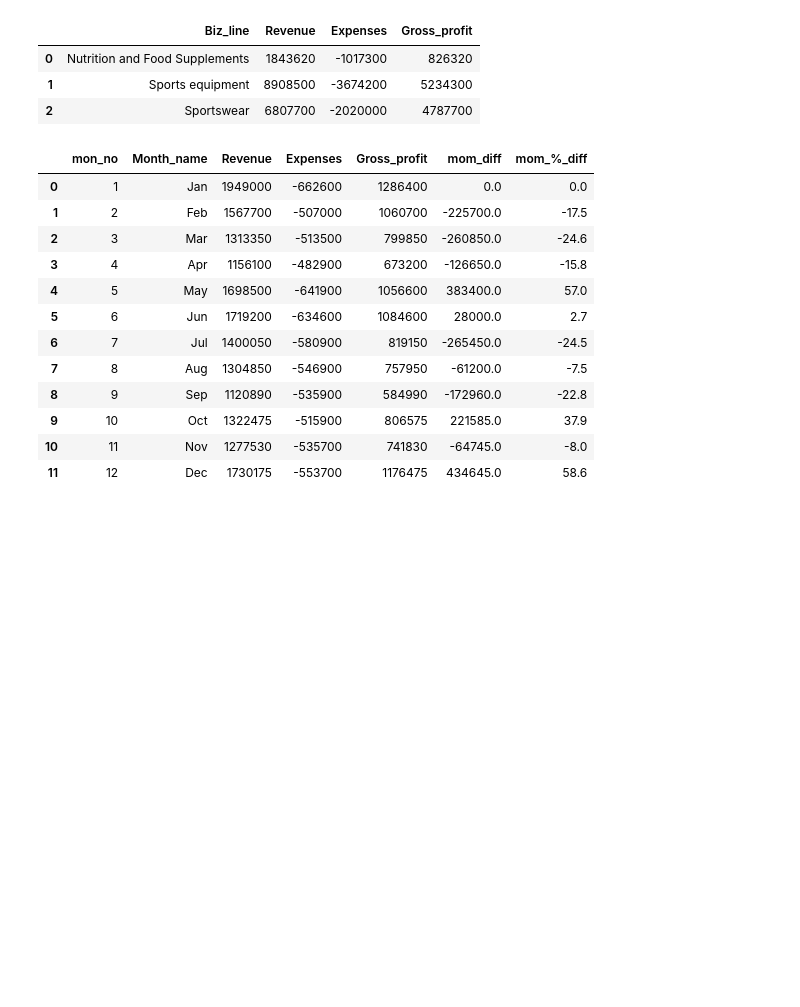
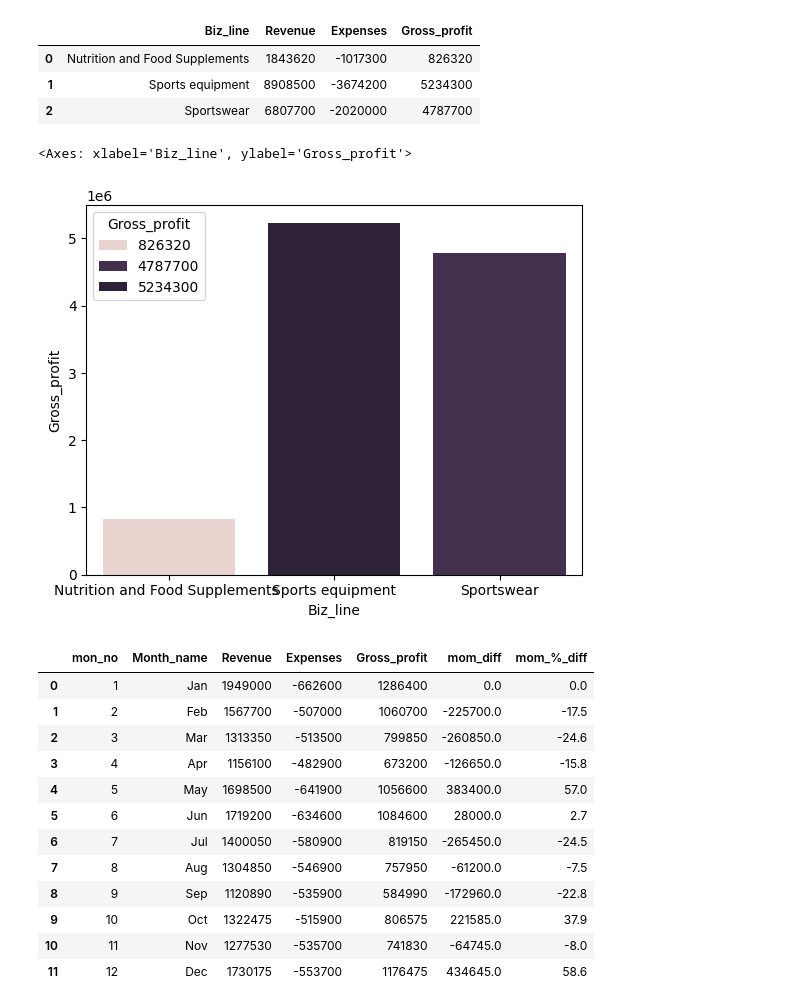
Before and after one commit to djibril968/Python_projects, a Jupyter notebook: Onyx_Financial_Analysis.ipynb, the cells around one changed output. Drawn from its saved outputs; the diff is of its cells as text; code cells hidden in the pictures; blank space fills up the shorter version.

```diff
--- a/Onyx_Financial_Analysis.ipynb
+++ b/Onyx_Financial_Analysis.ipynb
@@ -769,6 +769,11 @@ gross_profit
 | 0 | Nutrition and Food Supplements | 1843620 | -1017300 | 826320 |
 | 1 | Sports equipment | 8908500 | -3674200 | 5234300 |
 | 2 | Sportswear | 6807700 | -2020000 | 4787700 |
+# %%
+sns.barplot(x = 'Biz_line', y= 'Gross_profit', hue= 'Gross_profit',  data= gross_profit)
+# %% [output]
+<Axes: xlabel='Biz_line', ylabel='Gross_profit'>
+[figure, added]
 # %%
 # general gross profit over month
 
```
Also changed, not shown: parts of 2 cells of this notebook.
